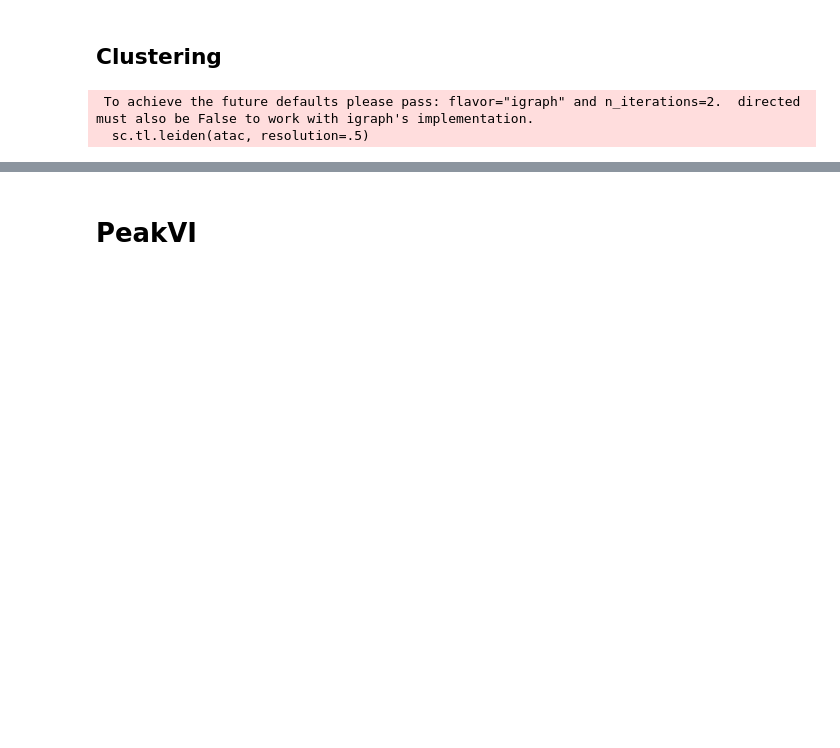
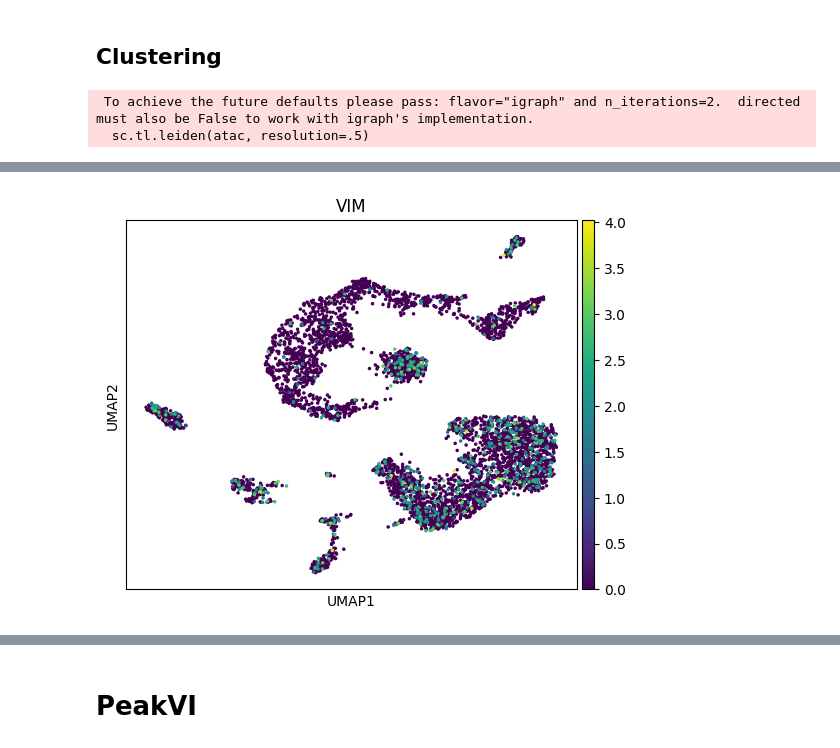
Before and after one commit to SamueleSoraggi/PIB-johan-olesen, a Jupyter notebook: Notebooks/atac.ipynb, the cells around one changed output, grey strips where cells are left out. Saved outputs shown, nothing was run; the diff lists cells and outputs as text; code cells hidden in the pictures; blank space fills up the shorter version.

```diff
--- a/Notebooks/atac.ipynb
+++ b/Notebooks/atac.ipynb
@@ -150,3 +153,7 @@ sc.pl.umap(atac, color=["leiden", "n_genes_by_counts"], legend_loc="on data")
+# %%
+ac.pl.umap(atac, color = ["chr10:17228832-17229479"], average = "total", use_raw = False, title = "VIM")
+# %% [output]
+[figure, added]
 # %%
 ac.tl.rank_peaks_groups(atac, 'leiden', method='t-test')
 result = atac.uns['rank_genes_groups']
```
Also changed, not shown: parts of 26 cells of this notebook, 1 other file.
